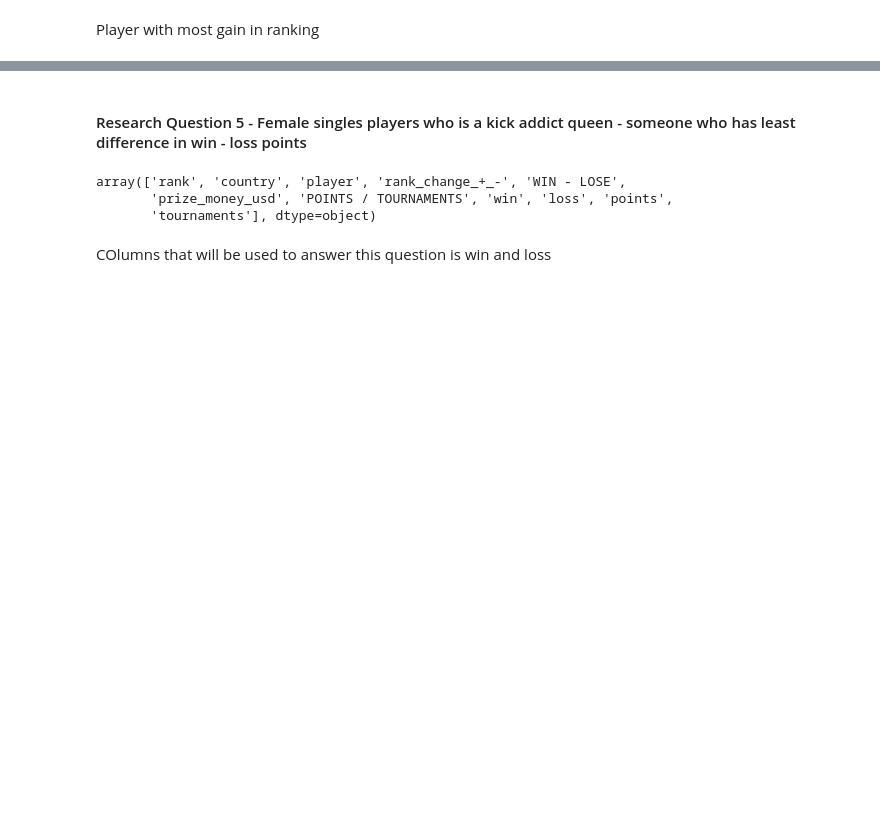
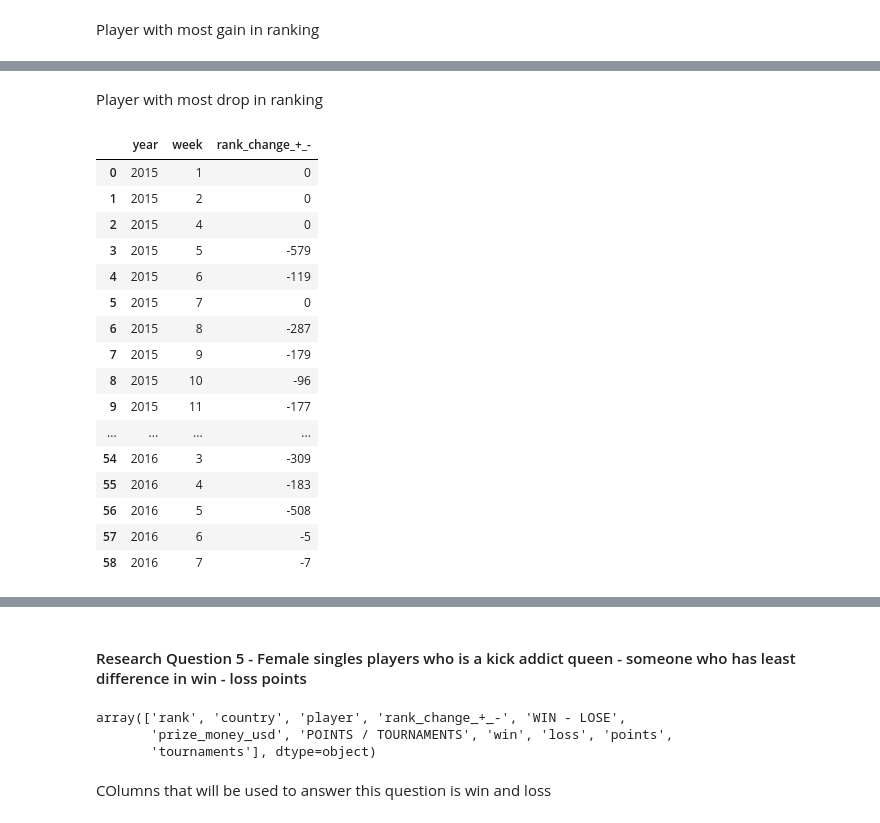
Before and after one commit to sdaphtardar/bwf-data, a Jupyter notebook: Data_Analysis_BWF-data.ipynb, the cells around one changed output, grey strips where cells are left out. Saved outputs shown, nothing was run; the diff lists cells and outputs as text; code cells hidden in the pictures; blank space fills up the shorter version.

```diff
--- a/Data_Analysis_BWF-data.ipynb
+++ b/Data_Analysis_BWF-data.ipynb
@@ -873,0 +927,24 @@ This question will be answered in next iteration of the notebook when week numbe
+# %% [markdown]
+Player with most drop in ranking
+# %%
+groupby_df_new=df_new.groupby(['year', 'week'], as_index=False).agg({'rank_change_+_-':min})
+# %%
+groupby_df_new
+# %% [output]
+|  | year | week | rank_change_+_- |
+| 0 | 2015 | 1 | 0 |
+| 1 | 2015 | 2 | 0 |
+| 2 | 2015 | 4 | 0 |
+| 3 | 2015 | 5 | -579 |
+| 4 | 2015 | 6 | -119 |
+| 5 | 2015 | 7 | 0 |
+| 6 | 2015 | 8 | -287 |
+| 7 | 2015 | 9 | -179 |
+| 8 | 2015 | 10 | -96 |
+| 9 | 2015 | 11 | -177 |
+| ... | ... | ... | ... |
+| 54 | 2016 | 3 | -309 |
+| 55 | 2016 | 4 | -183 |
+| 56 | 2016 | 5 | -508 |
+| 57 | 2016 | 6 | -5 |
+| 58 | 2016 | 7 | -7 |
```
Also changed, not shown: parts of 22 cells of this notebook.
